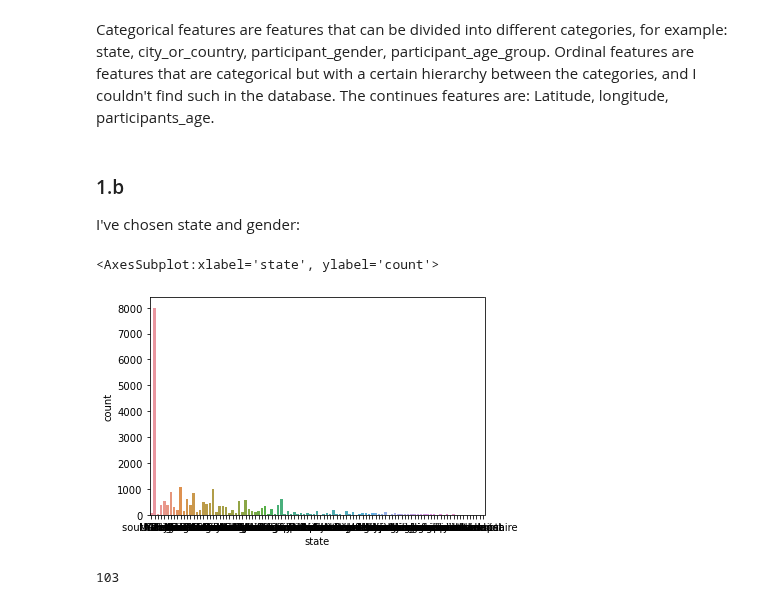
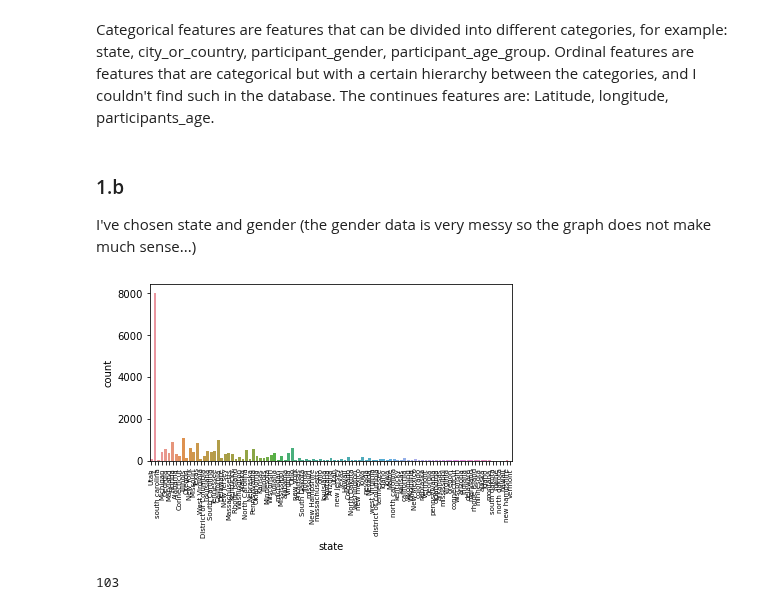
Before and after one commit to razbareli/Applied-Competitive-Lab-in-Data-Science-67818, a Jupyter notebook: week1/sol1.ipynb, the cells around one changed output. Saved outputs shown, nothing was run; the diff lists cells and outputs as text; code cells hidden in the pictures.

```diff
--- a/week1/sol1.ipynb
+++ b/week1/sol1.ipynb
@@ -24,12 +24,14 @@ Ordinal features are features that are categorical but with a certain hierarchy
 The continues features are: Latitude, longitude, participants_age.
 # %% [markdown]
 ### 1.b
-I've chosen state and gender:
+I've chosen state and gender (the gender data is very messy so the graph does not make much sense...)
-# %%
-sns.countplot('state',data=dataset)
-# %% [output]
-<AxesSubplot:xlabel='state', ylabel='count'>
-[figure, removed]
+# %%
+ax = sns.countplot('state',data=dataset)
+ax.set_xticklabels(ax.get_xticklabels(), rotation=90, fontsize=7)
+plt.tight_layout()
+plt.show()
+# %% [output]
+[figure, added]
 # %%
 dataset['state'].value_counts().shape[0]
 # %% [output]
```
